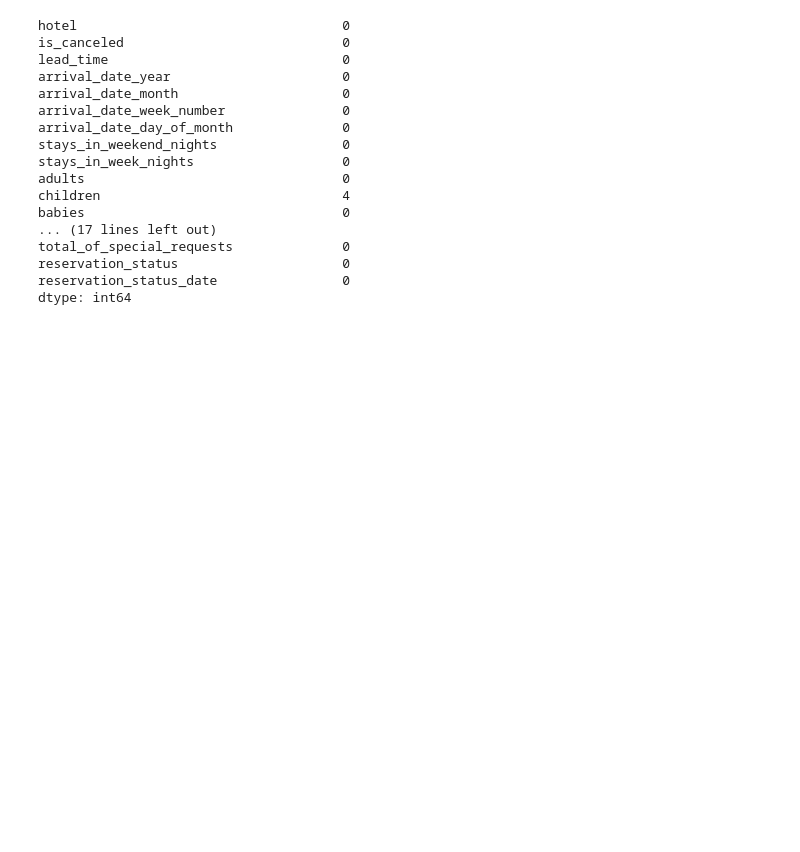
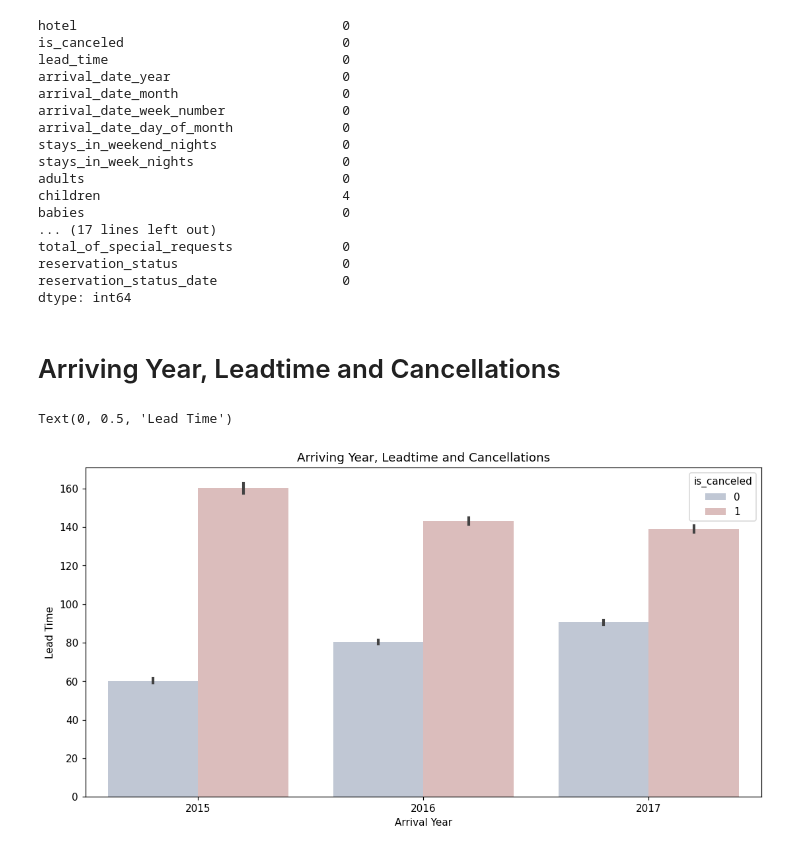
Before and after one commit to KK-Niraj/Hotel-Booking-Analysis, a Jupyter notebook: Hotel_Booking_Analysis_Capstone_Project.ipynb, the cells around one changed output. Saved outputs shown, nothing was run; the diff lists cells and outputs as text; code cells hidden in the pictures; blank space fills up the shorter version.

```diff
--- a/Hotel_Booking_Analysis_Capstone_Project.ipynb
+++ b/Hotel_Booking_Analysis_Capstone_Project.ipynb
@@ -138,3 +138,14 @@ df['children'] = df.fillna(0,inplace = True)
 # %%
 # Replace the null values in the “agent” column by mean of that column.
 df['agent'] = df.fillna(df['agent'].mean(), inplace = True)
+# %% [markdown]
+# Arriving Year, Leadtime and Cancellations
+# %%
+plt.figure(figsize = (12,6), dpi=110)
+sns.barplot(x='arrival_date_year', y='lead_time', hue='is_canceled', data=df, palette='vlag')
+plt.title('Arriving Year, Leadtime and Cancellations')
+plt.xlabel('Arrival Year')
+plt.ylabel('Lead Time')
+# %% [output]
+Text(0, 0.5, 'Lead Time')
+[figure, added]
```
Also changed, not shown: parts of 28 cells of this notebook.
